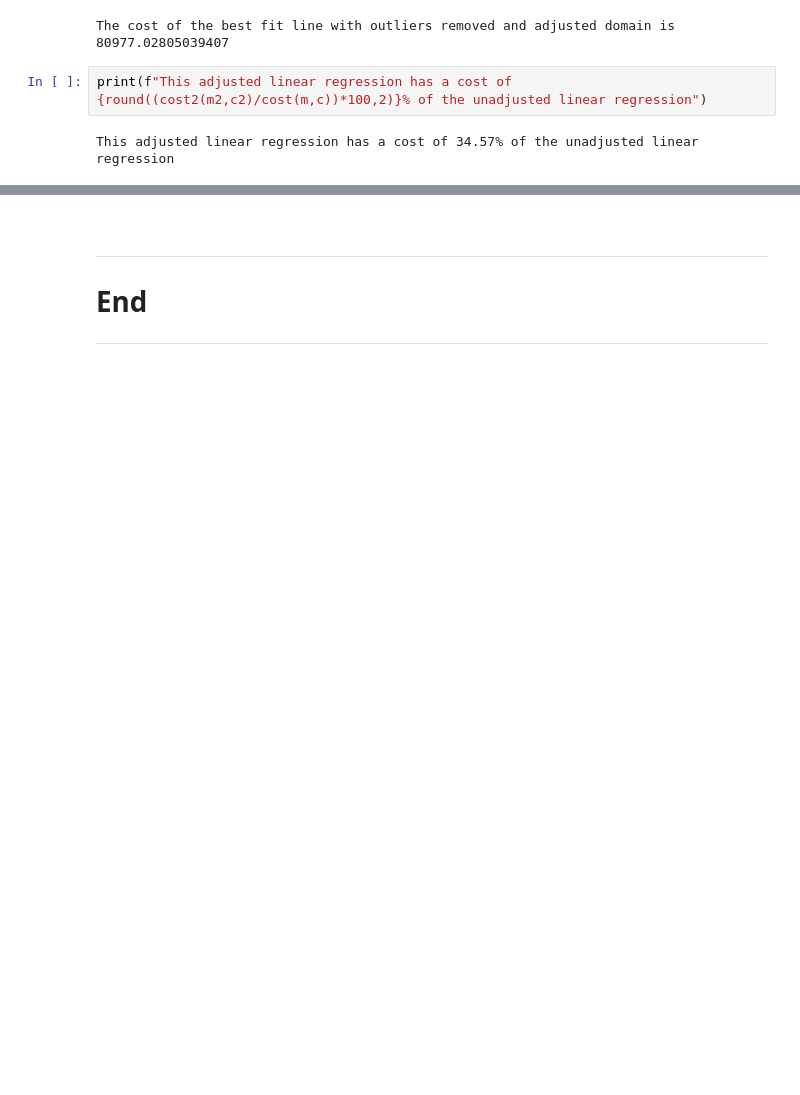
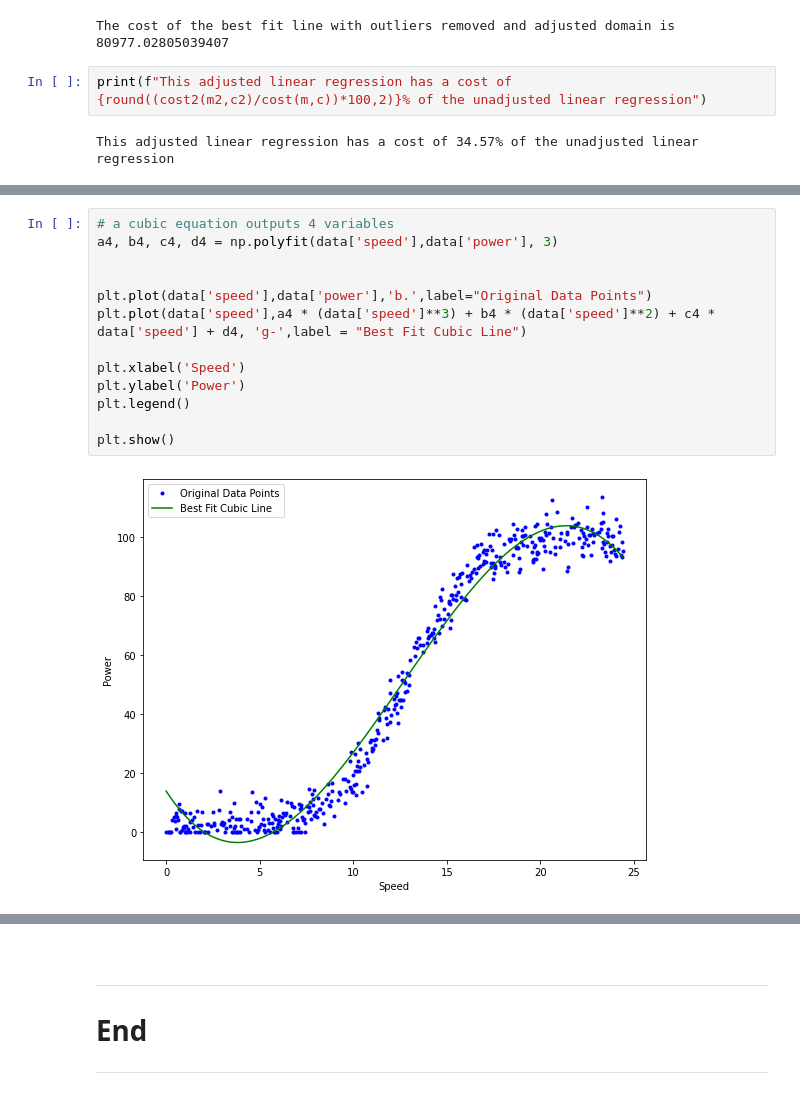
Before and after one commit to dervlac/FDA-Assessment, a Jupyter notebook: FDA Project.ipynb, the cells around one changed output, grey strips where cells are left out. Drawn from its saved outputs; the diff is of its cells as text; blank space fills up the shorter version.

```diff
--- a/FDA Project.ipynb
+++ b/FDA Project.ipynb
@@ -182,0 +216,15 @@ This adjusted linear regression has a cost of 34.57% of the unadjusted linear re
+# %%
+# a cubic equation outputs 4 variables
+a4, b4, c4, d4 = np.polyfit(data['speed'],data['power'], 3)
+
+
+plt.plot(data['speed'],data['power'],'b.',label="Original Data Points")
+plt.plot(data['speed'],a4 * (data['speed']**3) + b4 * (data['speed']**2) + c4 * data['speed'] + d4, 'g-',label = "Best Fit Cubic Line")
+
+plt.xlabel('Speed')
+plt.ylabel('Power')
+plt.legend()
+
+plt.show()
+# %% [output]
+[figure, added]
```
Also changed, not shown: parts of 10 cells of this notebook.
